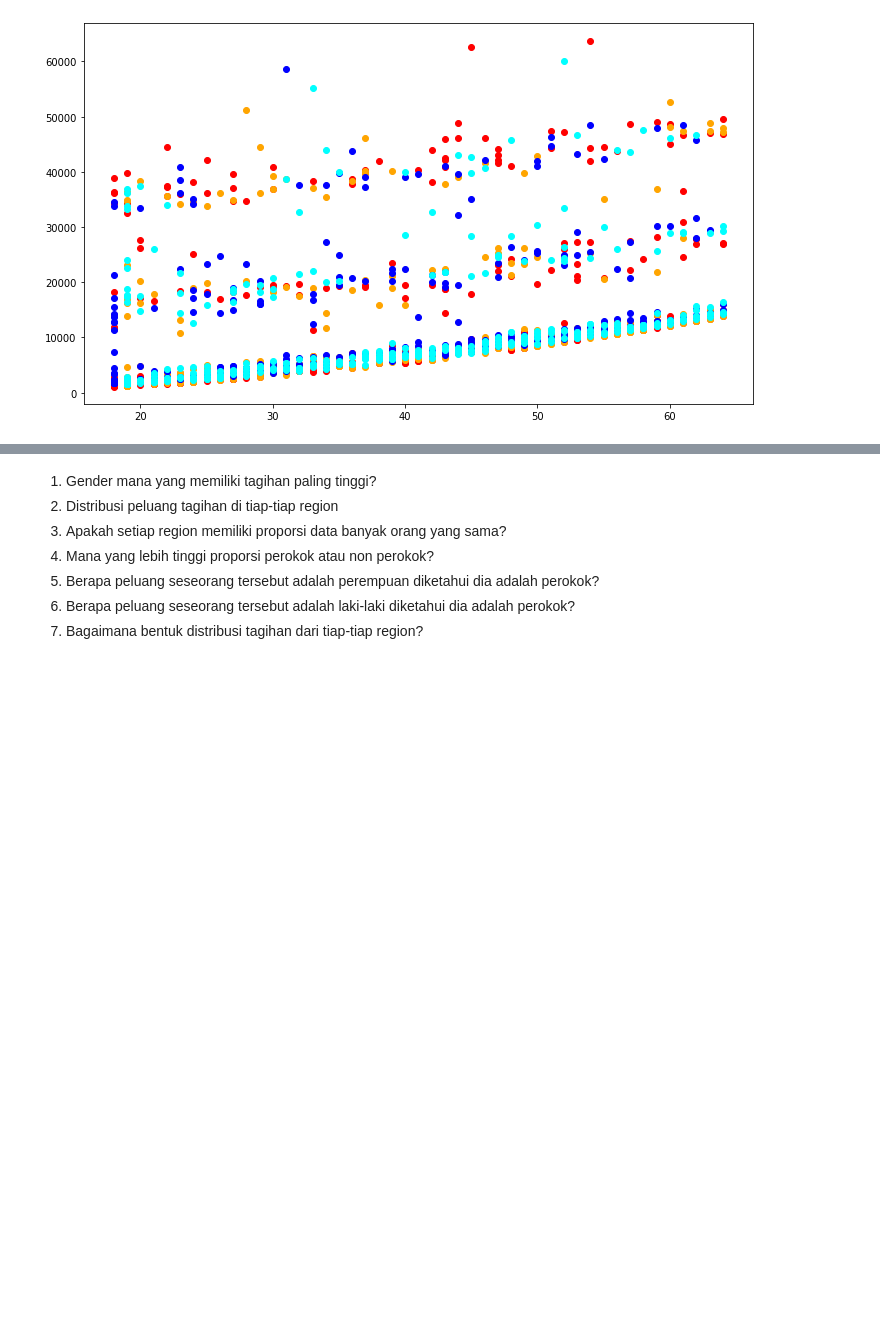
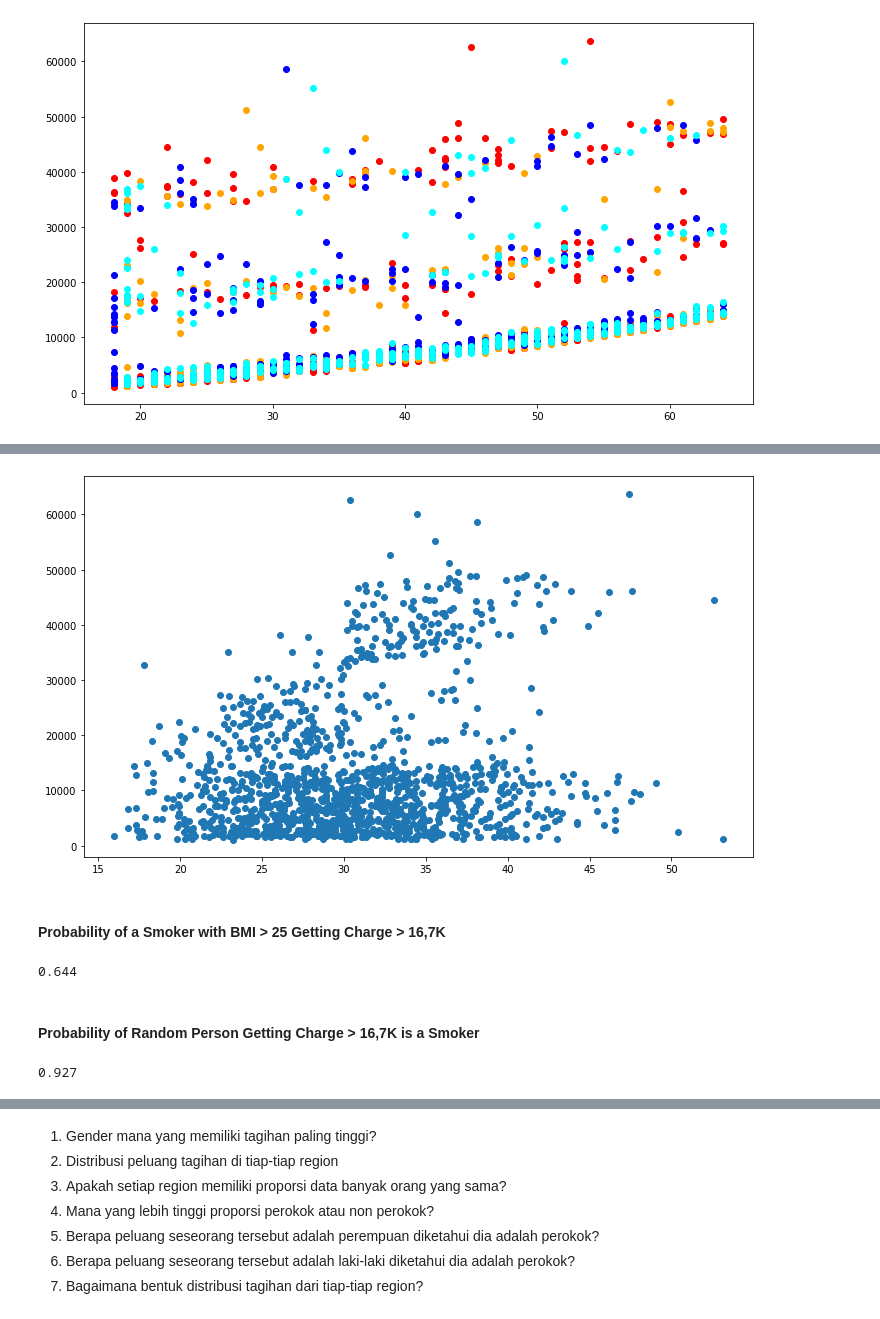
Before and after one commit to dwipaalfarisi/ads-projects, a Jupyter notebook: probability/prob.ipynb, the cells around one changed output, grey strips where cells are left out. Drawn from its saved outputs; the diff is of its cells as text; code cells hidden in the pictures; blank space fills up the shorter version.

```diff
--- a/probability/prob.ipynb
+++ b/probability/prob.ipynb
@@ -373,0 +381,8 @@ insurance_data.head(1)
+# %%
+fig, ax = plt.subplots(figsize=(12, 7))
+ax.scatter(insurance_data['bmi'], insurance_data['charges'])
+plt.show();
+# %% [output]
+[figure, added]
+# %% [markdown]
+#### Probability of a Smoker with BMI > 25 Getting Charge > 16,7K
@@ -373,0 +392,12 @@ insurance_data.head(1)
+# %%
+smoker_bmi_m25_get_charge16_7 = conditional((prob_smoker & bmi_m25), given=charge16_7)
+print_format(smoker_bmi_m25_get_charge16_7, 3)
+# %% [output]
+0.644
+# %% [markdown]
+#### Probability of Random Person Getting Charge > 16,7K is a Smoker
+# %%
+charge16_7_is_smoker = conditional(charge16_7, given=prob_smoker)
+print_format(charge16_7_is_smoker, 3)
+# %% [output]
+0.927
```
Also changed, not shown: parts of 19 cells of this notebook, 1 other file.
